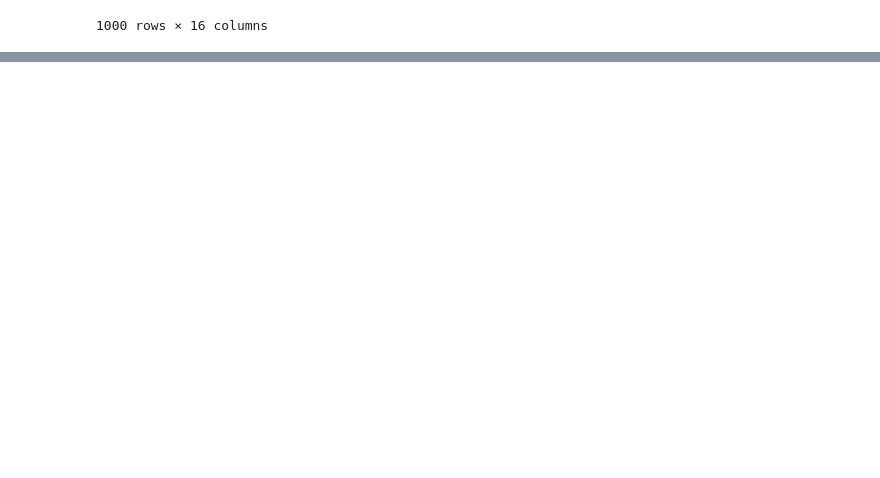
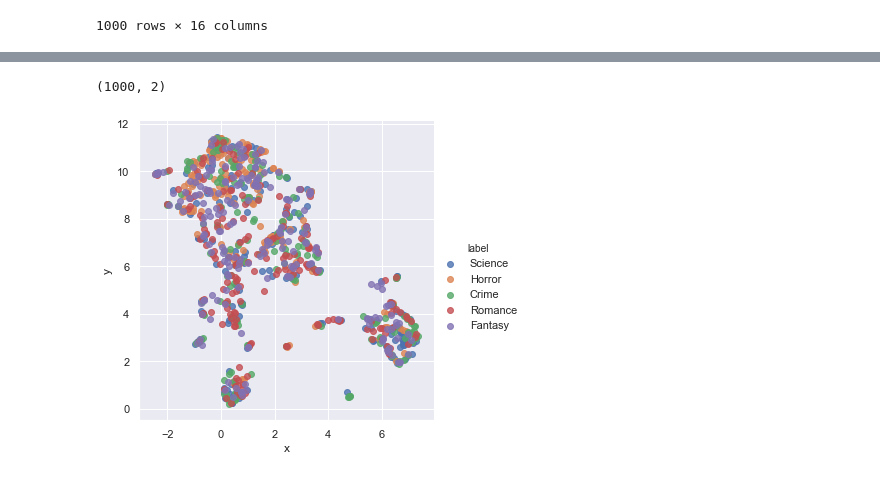
Before and after one commit to JennyLuc/IlliterateBot, a Jupyter notebook: notebooks/ORB.ipynb, the cells around one changed output, grey strips where cells are left out. Saved outputs shown, nothing was run; the diff lists cells and outputs as text; code cells hidden in the pictures; blank space fills up the shorter version.

```diff
--- a/notebooks/ORB.ipynb
+++ b/notebooks/ORB.ipynb
@@ -360,0 +391,11 @@ metadata
+# %%
+reducer = umap.UMAP()
+# %%
+embedding = reducer.fit_transform(lst_rgb_hist_flat)
+embedding.shape
+# %% [output]
+(1000, 2)
+# %%
+umap_df = pd.DataFrame(embedding, columns=('x', 'y'))
+# %%
+umap_df['label'] = metadata['genre']
@@ -360,0 +404,5 @@ metadata
+# %%
+sns.lmplot( x="x", y="y", data=umap_df, fit_reg=False, hue='label', legend=True)
+sns.set(rc={'figure.figsize':(24,24)})
+# %% [output]
+[figure, added]
```
Also changed, not shown: parts of 10 cells of this notebook.
